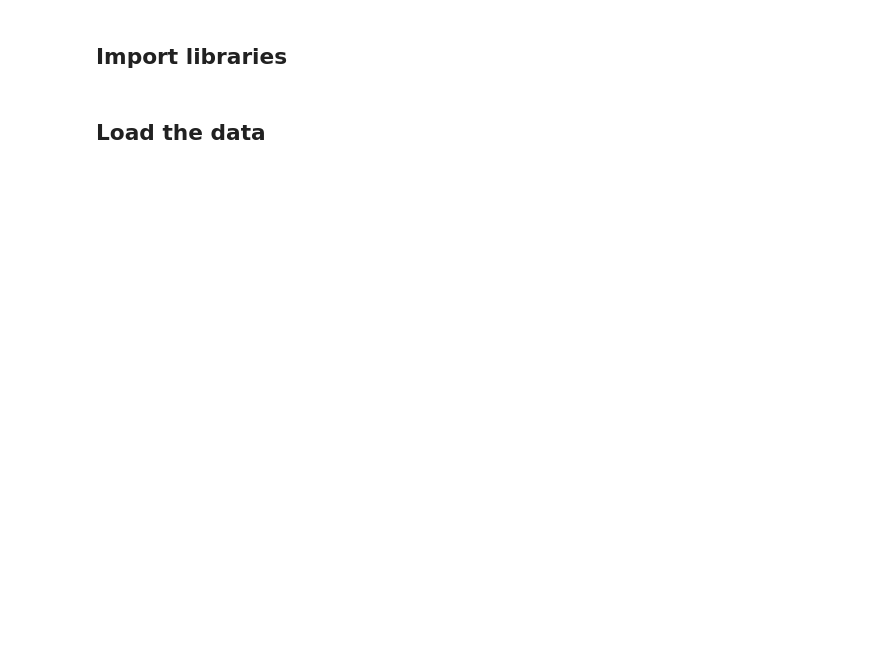
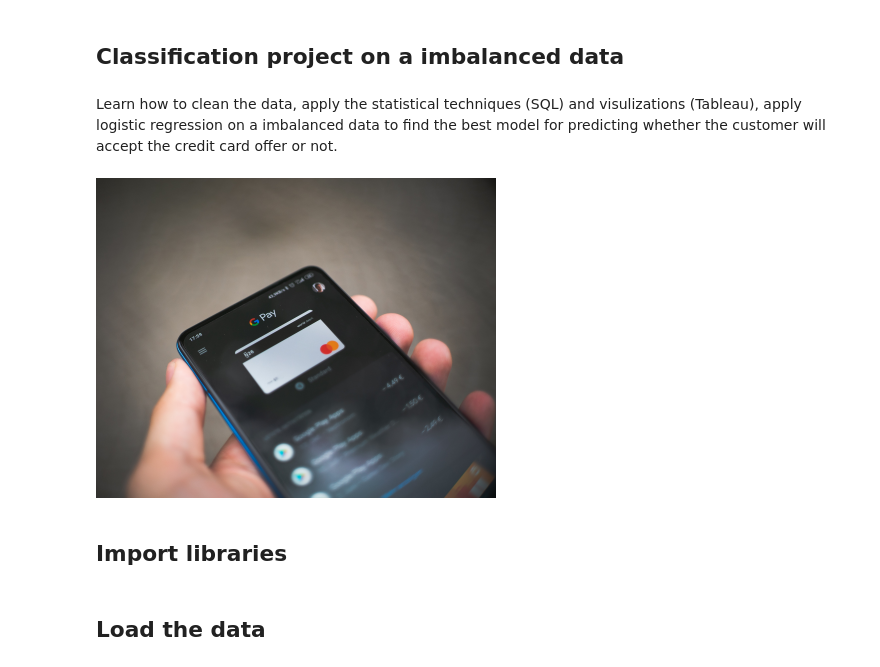
Before and after one commit to yuawano/mid-bootcamp-project, a Jupyter notebook: classification/data/mid-bootcamp-project, final.ipynb, the cells around one changed output. Cells and saved outputs as stored; diff of their text form; code cells hidden in the pictures; blank space fills up the shorter version.

```diff
--- a/classification/data/mid-bootcamp-project, final.ipynb
+++ b/classification/data/mid-bootcamp-project, final.ipynb
@@ -1,3 +1,12 @@
+# %% [markdown]
+## Classification project on a imbalanced data
+# %% [markdown]
+Learn how to clean the data, apply the statistical techniques (SQL) and visulizations (Tableau), apply logistic regression on a imbalanced data to find the best model for predicting whether the customer will accept the credit card offer or not.
+# %%
+from IPython import display
+display.Image("image1.jpg", width= 400, height= 100)
+# %% [output]
+[figure, added]
 # %% [markdown]
 ## Import libraries
 # %%
```
Also changed, not shown: parts of 21 cells of this notebook, 8 other files.
